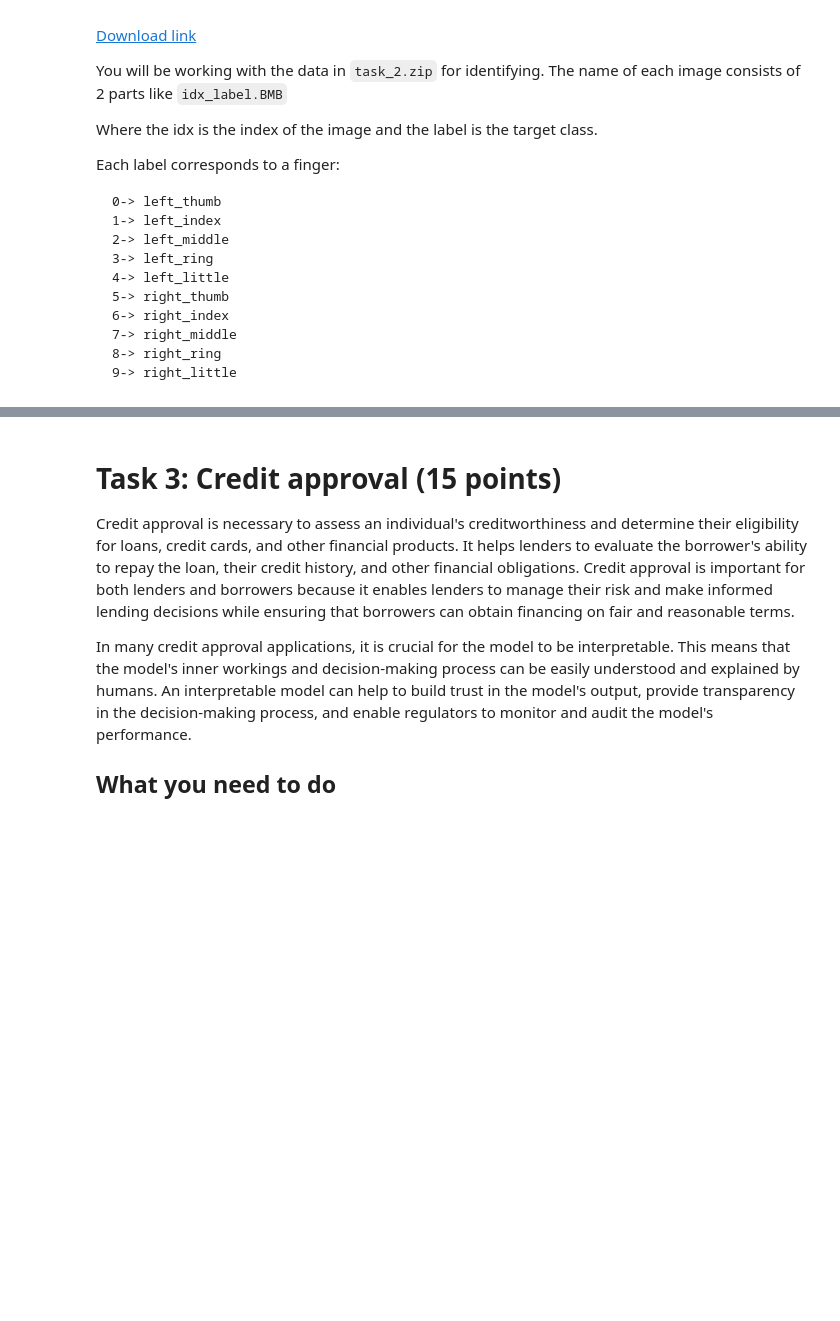
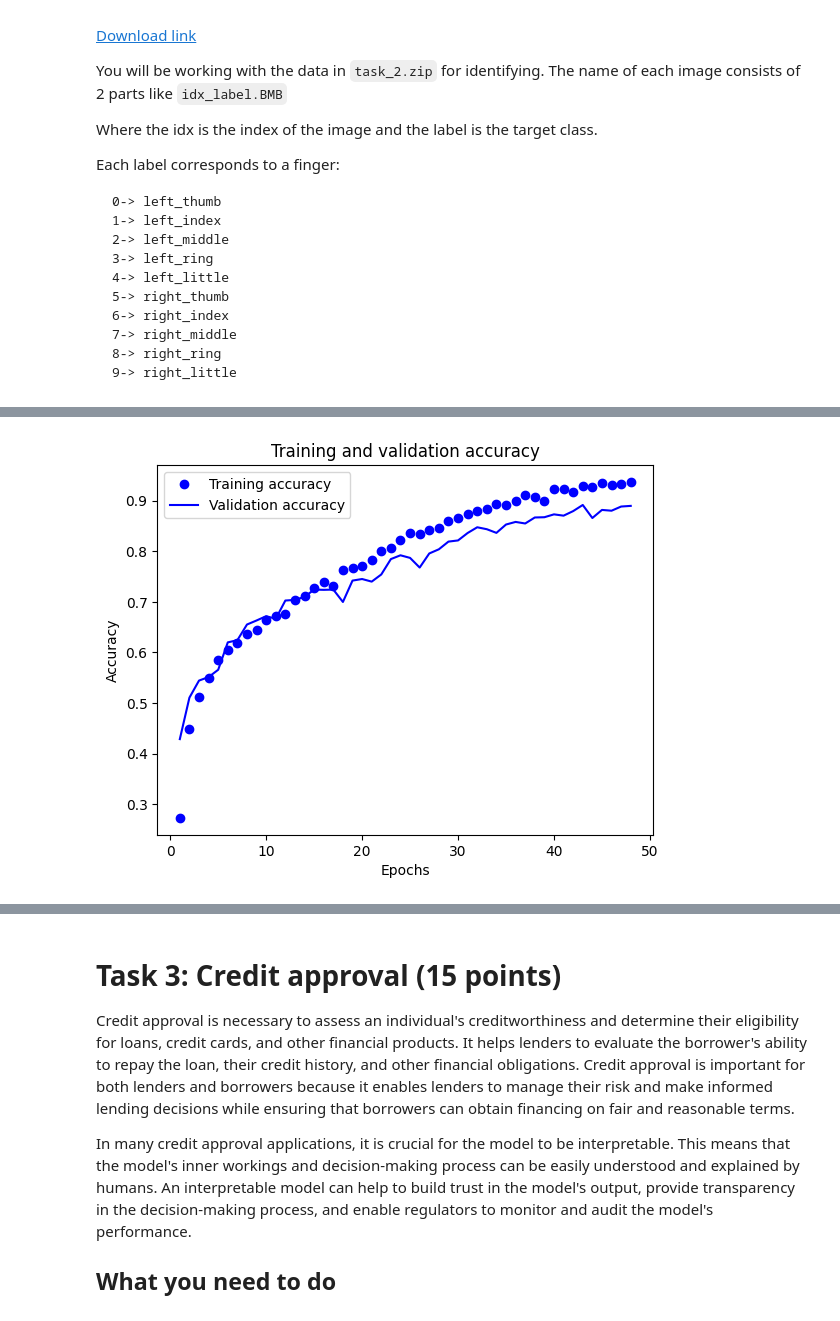
Before and after one commit to tsepanx/scripts-and-builtins, a Jupyter notebook: uni/2.2-ml/hw2/Assingment 2.ipynb, the cells around one changed output, grey strips where cells are left out. Cells and saved outputs as stored; diff of their text form; code cells hidden in the pictures; blank space fills up the shorter version.

```diff
--- a/uni/2.2-ml/hw2/Assingment 2.ipynb
+++ b/uni/2.2-ml/hw2/Assingment 2.ipynb
@@ -127,0 +520,24 @@ Each label corresponds to a finger:
+# %%
+from sklearn.preprocessing import OneHotEncoder
+from sklearn.model_selection import train_test_split
+
+def encode_labels(y: np.array):
+    y2 = y.reshape(-1, 1)
+
+    encoder = OneHotEncoder()
+    encoder.fit(y2)
+
+    y_encoded = encoder.transform(y2).toarray()
+    return y_encoded
+
+labels_encoded = encode_labels(labels_train)
+
+data_train = data_train.reshape(-1, IMG_WIDTH, IMG_HEIGHT, 1)
+X_test = X_test.reshape(-1, IMG_WIDTH, IMG_HEIGHT, 1)
+
+X_train, X_val, y_train, y_val = train_test_split(
+    data_train,
+    labels_encoded,
+    test_size=VALIDATION_RATIO,
+    random_state=RANDOM_STATE
+)
@@ -127,0 +685,22 @@ Each label corresponds to a finger:
+# %%
+
+import matplotlib.pyplot as plt
+
+def draw_history_acc(history):
+    acc = history.history['accuracy']
+    val_acc = history.history['val_accuracy']
+
+    epochs = range(1, len(acc) + 1)
+
+    plt.plot(epochs, acc, 'bo', label='Training accuracy')
+    plt.plot(epochs, val_acc, 'b', label='Validation accuracy')
+    plt.title('Training and validation accuracy')
+    plt.xlabel('Epochs')
+    plt.ylabel('Accuracy')
+    plt.legend()
+    plt.show()
+
+
+draw_history_acc(history)
+# %% [output]
+[figure, added]
```
Also changed, not shown: parts of 26 cells of this notebook, 14 other files.
